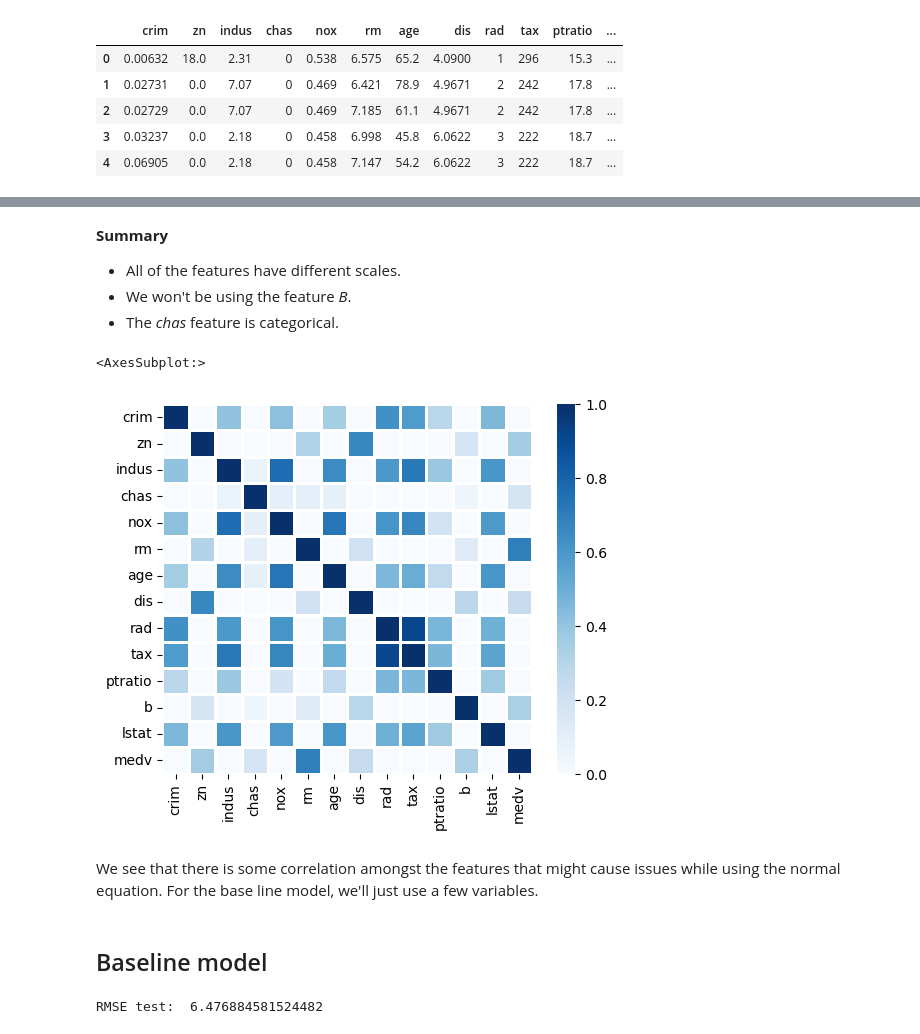
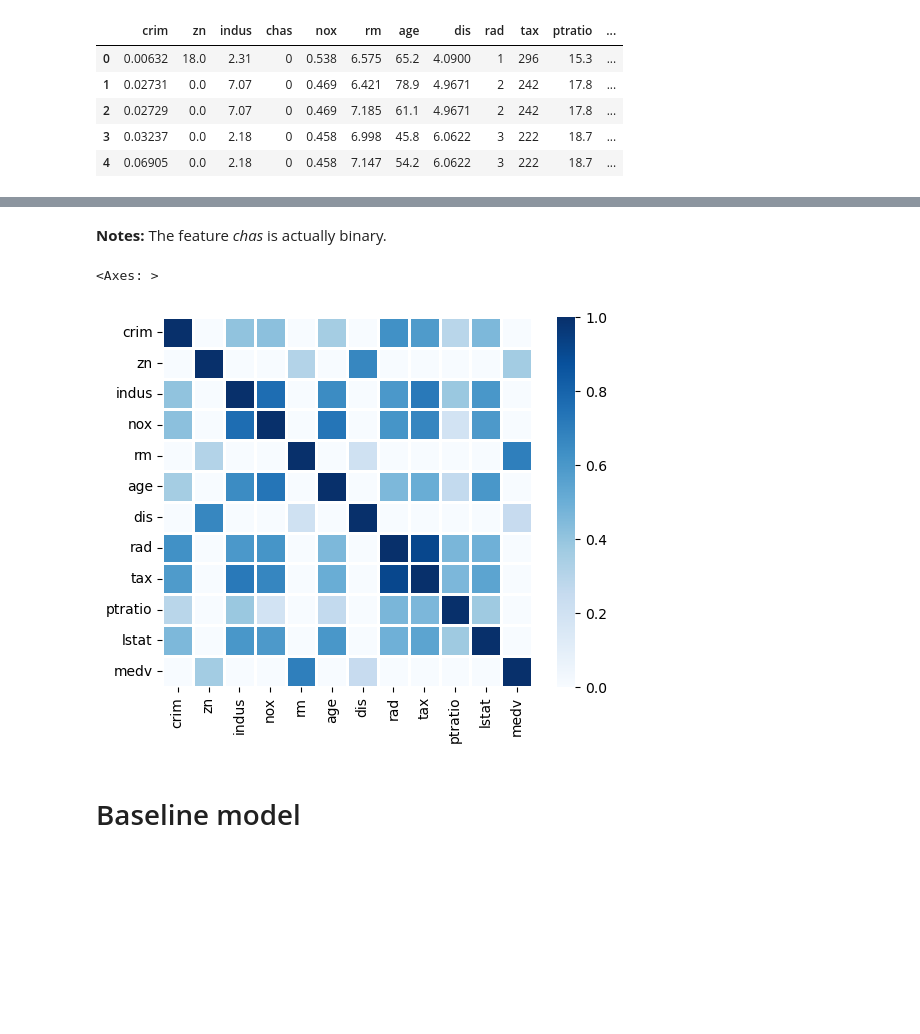
Before and after one commit to lilianabs/ml-beginner-projects, a Jupyter notebook: project_1/boston.ipynb, the cells around one changed output, grey strips where cells are left out. Saved outputs shown, nothing was run; the diff lists cells and outputs as text; code cells hidden in the pictures; blank space fills up the shorter version.

```diff
--- a/project_1/boston.ipynb
+++ b/project_1/boston.ipynb
@@ -37,6 +40,8 @@ The target variable of the Boston housing dataset is medv. The following are the
 * MEDV     Median value of owner-occupied homes in $1000's
 
 For ethical reasons, we won't be using variable B.
+# %%
+df.drop("b", axis=1, inplace=True)
 # %%
 df.describe()
 # %% [output]
@@ -90,0 +57,4 @@ sns.displot(df.medv)
+# %%
+TARGET = "medv"
+X = df.drop(TARGET, axis=1)
+y = df[TARGET]
@@ -91,6 +69,6 @@ sns.displot(df.medv)
 # %%
 plt.figure(figsize= (16,18))
-for i,col in enumerate(df.columns):
+for i,col in enumerate(X.columns):
     plt.subplot(5,4, i+1)
     sns.histplot(df[col])
     plt.title(col, weight = 'bold')
@@ -101,16 +79,14 @@ for i,col in enumerate(df.columns):
-# %% [markdown]
-**Summary**
-
-* All of the features have different scales.
-* We won't be using the feature *B*.
-* The *chas* feature is categorical.
+# %% [markdown]
+**Notes:** The feature *chas* is actually binary.
+# %%
+BIN_FEAT = ["chas"]
+NUM_FEAT = [col for col in X.columns if col not in BIN_FEAT]
 # %%
-corr = df.corr()
+corr = df[NUM_FEAT + [TARGET]].corr()
+
 sns.heatmap(corr, vmin=0, vmax=1, linewidths=2, square=True, cmap='Blues')
 # %% [output]
-<AxesSubplot:>
+<Axes: >
-[figure, old version]
+[figure, new version]
-# %% [markdown]
-We see that there is some correlation amongst the features that might cause issues while using the normal equation. For the base line model, we'll just use a few variables.
 # %% [markdown]
-## Baseline model
+# Baseline model
@@ -124,10 +92,0 @@ X_train, X_val, y_train, y_val = train_test_split(X, y, test_size=0.20, random_s
-# %%
-lr = LinearRegression()
-lr.fit(X_train, y_train)
-
-predictions = lr.predict(X_val)
-
-rmse = mean_squared_error(y_val, predictions, squared=False)
-print("RMSE test: ", rmse)
-# %% [output]
-RMSE test:  6.476884581524482
```
Also changed, not shown: parts of 22 cells of this notebook, 3 other files.
